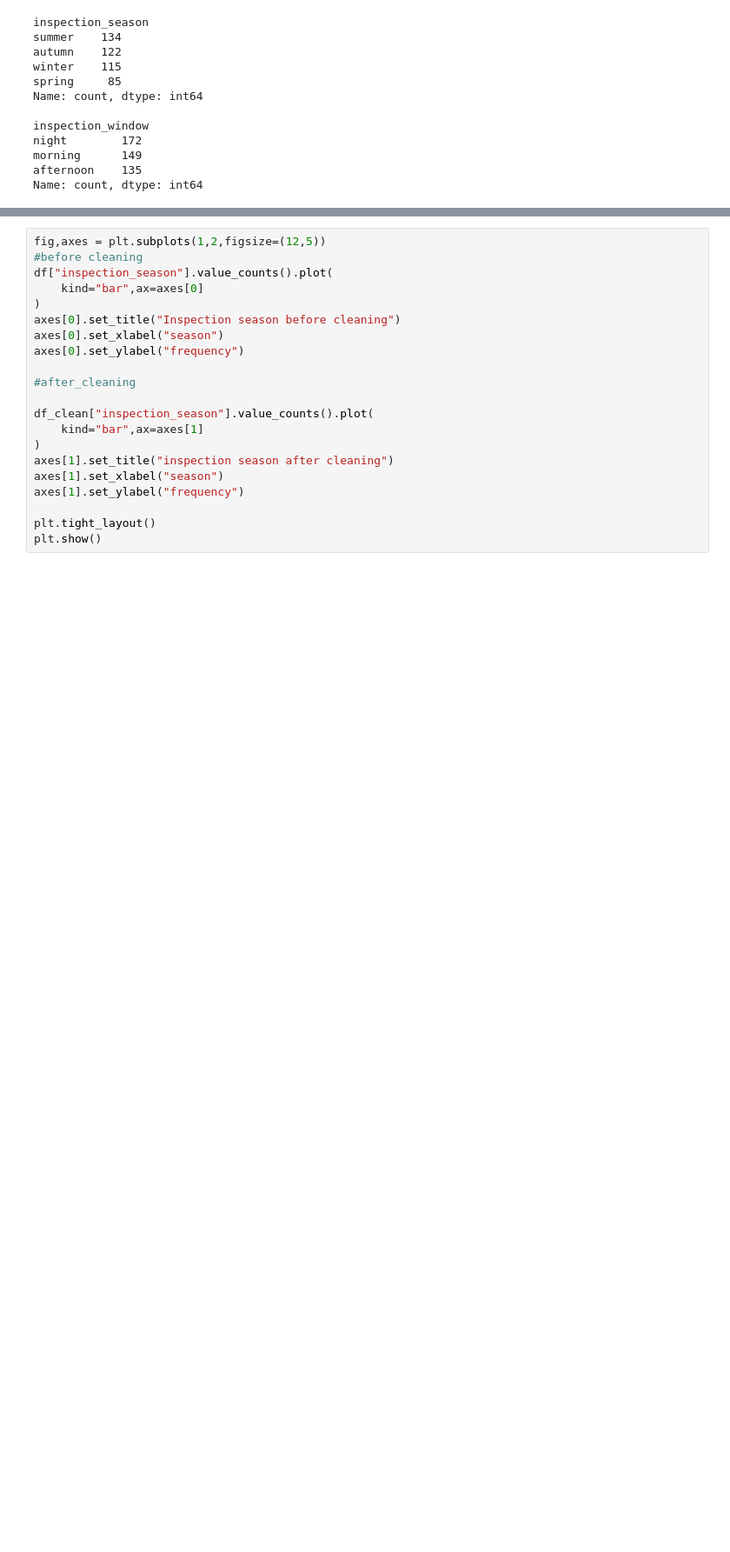
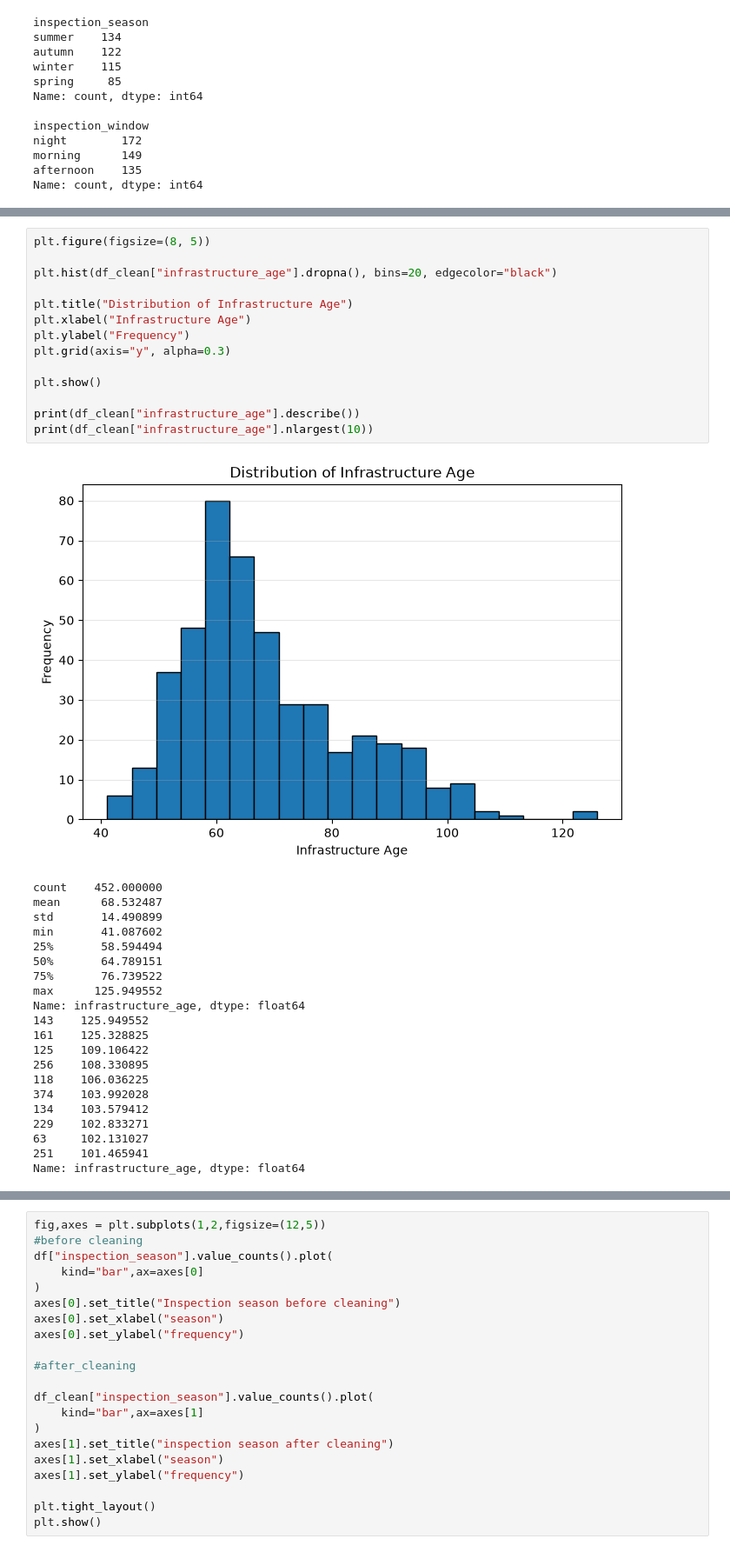
Before and after one commit to GoneVamshi/urban-infrastructure-ml, a Jupyter notebook: notebooks/analysis.ipynb, the cells around one changed output, grey strips where cells are left out. Shown at 87% size. Saved outputs shown, nothing was run; the diff lists cells and outputs as text; blank space fills up the shorter version.

```diff
--- a/notebooks/analysis.ipynb
+++ b/notebooks/analysis.ipynb
@@ -446,0 +519,36 @@ Name: count, dtype: int64
+# %%
+plt.figure(figsize=(8, 5))
+
+plt.hist(df_clean["infrastructure_age"].dropna(), bins=20, edgecolor="black")
+
+plt.title("Distribution of Infrastructure Age")
+plt.xlabel("Infrastructure Age")
+plt.ylabel("Frequency")
+plt.grid(axis="y", alpha=0.3)
+
+plt.show()
+
+print(df_clean["infrastructure_age"].describe())
+print(df_clean["infrastructure_age"].nlargest(10))
+# %% [output]
+[figure, added]
+count    452.000000
+mean      68.532487
+std       14.490899
+min       41.087602
+25%       58.594494
+50%       64.789151
+75%       76.739522
+max      125.949552
+Name: infrastructure_age, dtype: float64
+143    125.949552
+161    125.328825
+125    109.106422
+256    108.330895
+118    106.036225
+374    103.992028
+134    103.579412
+229    102.833271
+63     102.131027
+251    101.465941
+Name: infrastructure_age, dtype: float64
```
Also changed, not shown: parts of 11 cells of this notebook.
